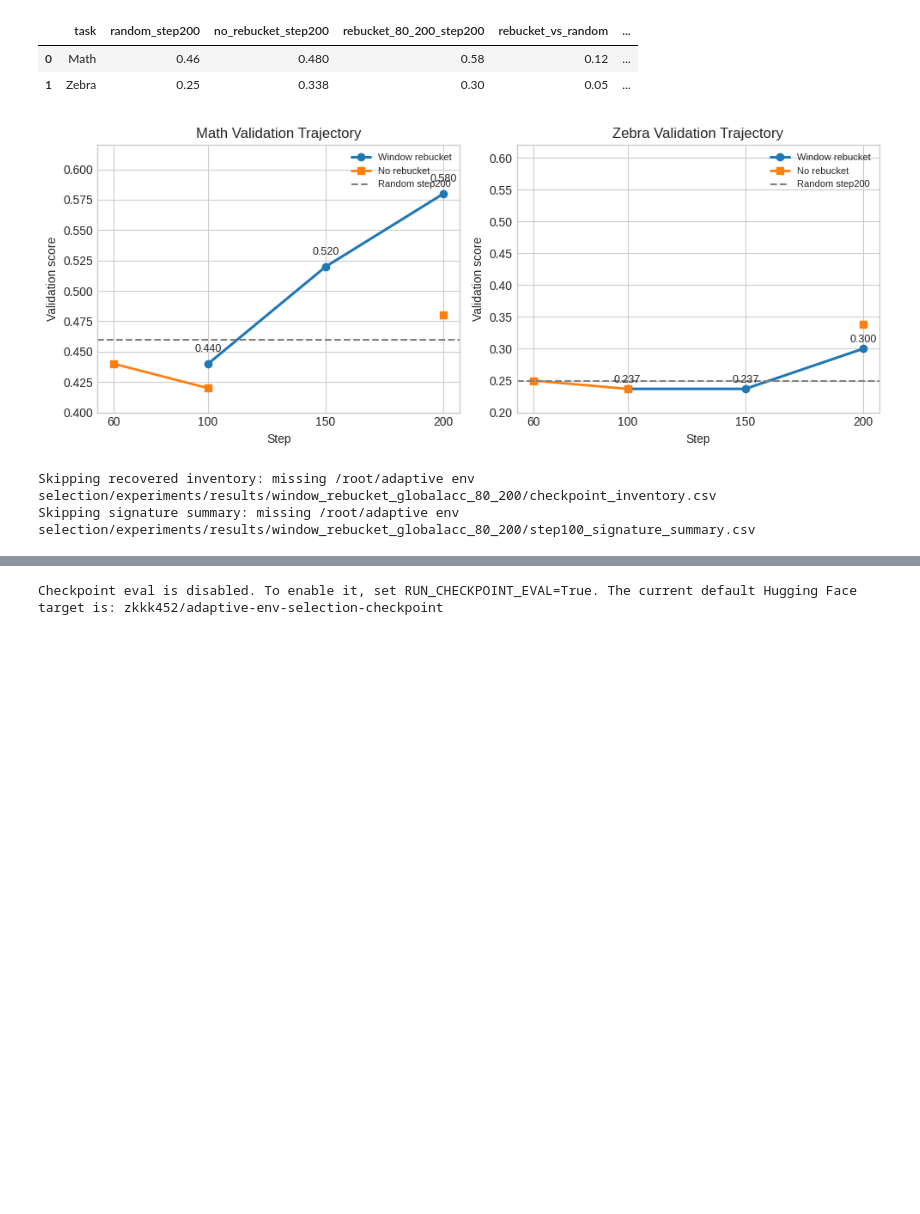
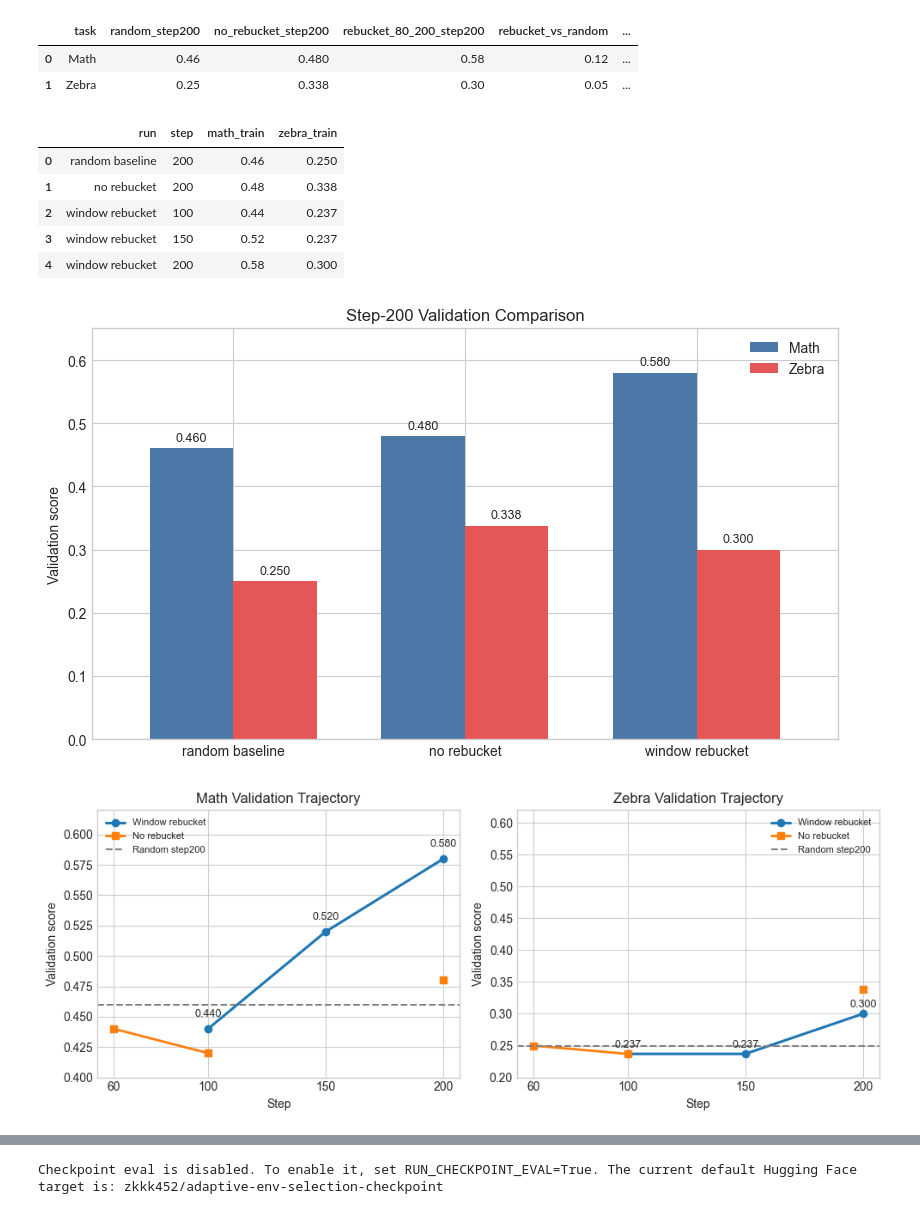
Before and after one commit to kkkzzz0101/Adaptive-Env-Selection, a Jupyter notebook: paper/deliverables/project_groupID.ipynb, the cells around one changed output, grey strips where cells are left out. Drawn from its saved outputs; the diff is of its cells as text; code cells hidden in the pictures; blank space fills up the shorter version.

```diff
--- a/paper/deliverables/project_groupID.ipynb
+++ b/paper/deliverables/project_groupID.ipynb
@@ -909,6 +921,64 @@ display(final_comparison)
 |  | task | random_step200 | no_rebucket_step200 | rebucket_80_200_step200 | rebucket_vs_random | ... |
 | 0 | Math | 0.46 | 0.480 | 0.58 | 0.12 | ... |
 | 1 | Zebra | 0.25 | 0.338 | 0.30 | 0.05 | ... |
+# %%
+final_result_table = pd.DataFrame([
+    {
+        "run": "random baseline",
+        "step": 200,
+        "math_train": baseline["math_train"],
+        "zebra_train": baseline["zebra_train"],
+    },
+    {
+        "run": "no rebucket",
+        "step": 200,
+        "math_train": scheduler["math_train"],
+        "zebra_train": scheduler["zebra_train"],
+    },
+    {
+        "run": "window rebucket",
+        "step": 100,
+        "math_train": final_rebucket.loc[final_rebucket["step"] == 100, "math_train"].iloc[0],
+        "zebra_train": final_rebucket.loc[final_rebucket["step"] == 100, "zebra_train"].iloc[0],
+    },
+    {
+        "run": "window rebucket",
+        "step": 150,
+        "math_train": final_rebucket.loc[final_rebucket["step"] == 150, "math_train"].iloc[0],
+        "zebra_train": final_rebucket.loc[final_rebucket["step"] == 150, "zebra_train"].iloc[0],
+    },
+    {
+        "run": "window rebucket",
+        "step": 200,
+        "math_train": rebucket["math_train"],
+        "zebra_train": rebucket["zebra_train"],
+    },
+])
+display(final_result_table)
+
+step200_plot_df = final_result_table[final_result_table["step"] == 200].copy()
+step200_plot_df = step200_plot_df.set_index("run")[["math_train", "zebra_train"]]
+
+fig, ax = plt.subplots(figsize=(8.2, 4.8))
+step200_plot_df.plot(kind="bar", ax=ax, color=["#4C78A8", "#E45756"], width=0.72)
+ax.set_title("Step-200 Validation Comparison")
+ax.set_xlabel("")
+ax.set_ylabel("Validation score")
+ax.set_ylim(0, 0.65)
+ax.legend(["Math", "Zebra"], frameon=False)
+for container in ax.containers:
+    ax.bar_label(container, fmt="%.3f", padding=3, fontsize=9)
+plt.xticks(rotation=0)
+plt.tight_layout()
+plt.show()
+# %% [output]
+|  | run | step | math_train | zebra_train |
+| 0 | random baseline | 200 | 0.46 | 0.250 |
+| 1 | no rebucket | 200 | 0.48 | 0.338 |
+| 2 | window rebucket | 100 | 0.44 | 0.237 |
+| 3 | window rebucket | 150 | 0.52 | 0.237 |
+| 4 | window rebucket | 200 | 0.58 | 0.300 |
+[figure, added]
 # %%
 fig, axes = plt.subplots(1, 2, figsize=(10, 4))
 
@@ -931,21 +1001,4 @@ for ax, task in zip(axes, ["math_train", "zebra_train"]):
 plt.tight_layout()
 plt.show()
 # %% [output]
-[figure, old version]
+[figure, new version]
-# %%
-recovered_dir = ROOT / 'experiments' / 'results' / 'window_rebucket_globalacc_80_200'
-inventory_path = recovered_dir / 'checkpoint_inventory.csv'
-signature_path = recovered_dir / 'step100_signature_summary.csv'
-if inventory_path.exists():
-    recovered_inventory = pd.read_csv(inventory_path)
-    display(recovered_inventory)
-else:
-    print(f'Skipping recovered inventory: missing {inventory_path}')
-if signature_path.exists():
-    recovered_signature = pd.read_csv(signature_path)
-    display(recovered_signature)
-else:
-    print(f'Skipping signature summary: missing {signature_path}')
-# %% [output]
-Skipping recovered inventory: missing /root/adaptive env selection/experiments/results/window_rebucket_globalacc_80_200/checkpoint_inventory.csv
-Skipping signature summary: missing /root/adaptive env selection/experiments/results/window_rebucket_globalacc_80_200/step100_signature_summary.csv
```
Also changed, not shown: parts of 16 cells of this notebook, 3 other files.
